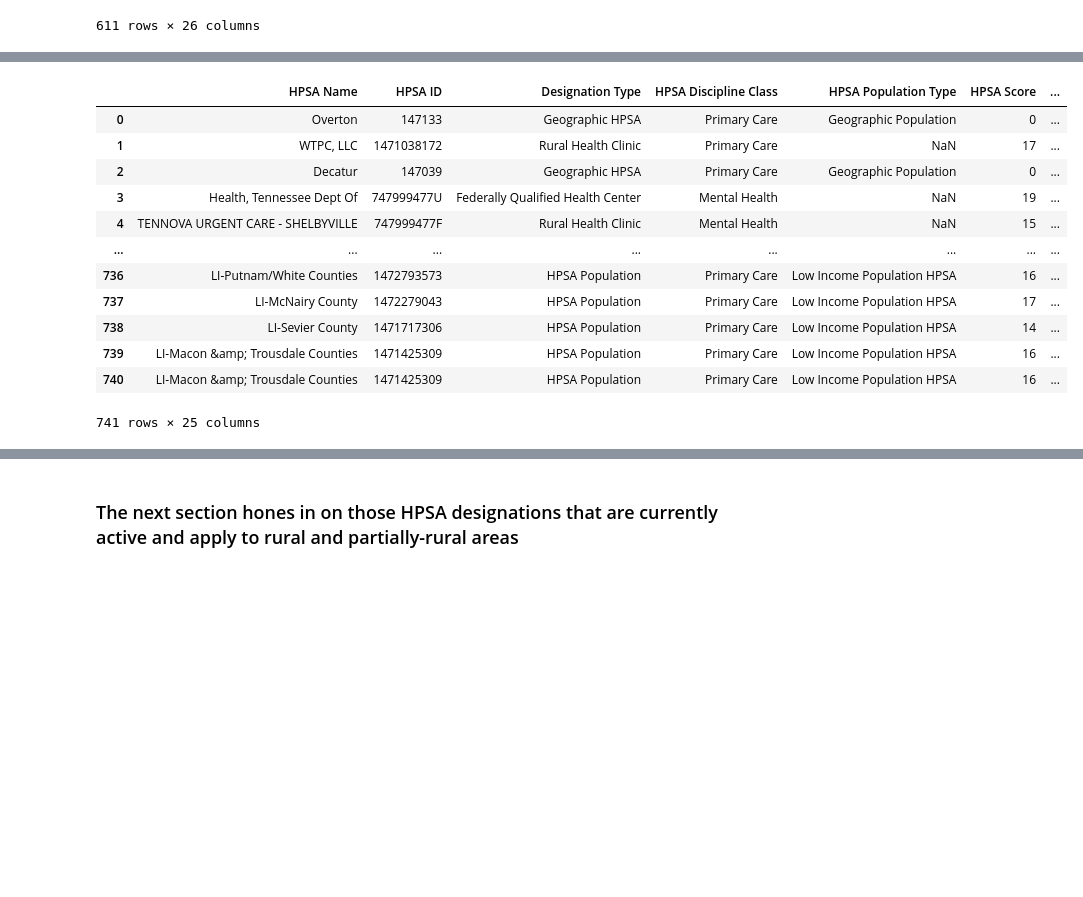
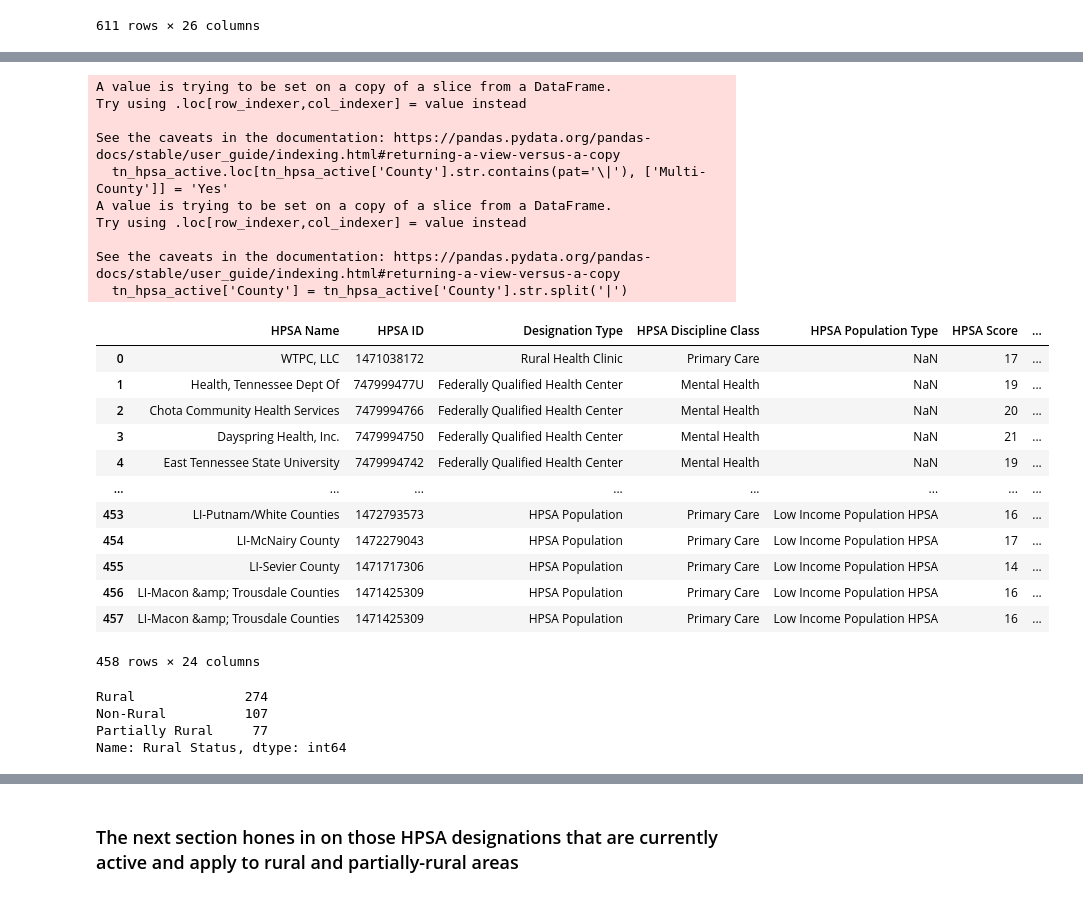
Before and after one commit to MWeissSharp/tn-rural-health-data, a Jupyter notebook: notebooks/hrsa_hpsa.ipynb, the cells around one changed output, grey strips where cells are left out. Drawn from its saved outputs; the diff is of its cells as text; code cells hidden in the pictures; blank space fills up the shorter version.

```diff
--- a/notebooks/hrsa_hpsa.ipynb
+++ b/notebooks/hrsa_hpsa.ipynb
@@ -25,3 +25,7 @@ tn_hpsa
 | 609 | LI-Sevier County | 1471717306 | HPSA Population | Primary Care | 14 | TN | Designated | ... |
 | 610 | LI-Macon &amp; Trousdale Counties | 1471425309 | HPSA Population | Primary Care | 16 | TN | Designated | ... |
 611 rows × 26 columns
+# %%
+#creating dataframe of all active HPSA designations in TN
+tn_hpsa_active = tn_hpsa.loc[(tn_hpsa['HPSA Status'] != 'Withdrawn')]
+tn_hpsa_active.info()
@@ -28,38 +50,54 @@ tn_hpsa
 # %%
+#creating a column to identify those rows that contain HPSA designations that cover multiple counties
+tn_hpsa_active.loc[tn_hpsa_active['County'].str.contains(pat='\|'), ['Multi-County']] = 'Yes'
+tn_hpsa_active.loc[~tn_hpsa_active['County'].str.contains(pat='\|'), ['Multi-County']] = 'No'
+
+#Splitting out the multi-county designations so that each county is represented singley in its own row
+tn_hpsa_active['County'] = tn_hpsa_active['County'].str.split('|')
+tn_hpsa_active = tn_hpsa_active.apply(pd.Series.explode)
+tn_hpsa_active = tn_hpsa_active.reset_index(drop=True)
+tn_hpsa_active['County'] = tn_hpsa_active['County'].str.extract('(.+), TN')
+tn_hpsa_active['County'] = tn_hpsa_active['County'].str.strip()
+
 #dropping columns that aren't needed for this analysis
-tn_hpsa = tn_hpsa.drop(columns = ['HPSA Degree of Shortage', 'HHS Region'])
+tn_hpsa_active = tn_hpsa_active.drop(columns = ['HPSA Degree of Shortage', 'HHS Region'])
 
 #reorganizing columns to allow most pertinent to be readily visible in jupyter notebook
-tn_hpsa = tn_hpsa[['HPSA Name', 'HPSA ID', 'Designation Type', 'HPSA Discipline Class', 'HPSA Population Type',
+tn_hpsa_active = tn_hpsa_active[['HPSA Name', 'HPSA ID', 'Designation Type', 'HPSA Discipline Class', 'HPSA Population Type',
                    'HPSA Score', 'HPSA Status', 'HPSA Designation Date', 'HPSA Designation Last Update', 'Withdrawn Date',
                    'Longitude', 'Latitude','Address', 'ZIP', 'City', 'State', 'County',
                    'HPSA FTE', '# of FTE Short', 'HPSA Formal Ratio', 'HPSA Designation Population',
                    '% of Population Below 100% Poverty', 'Metropolitan Indicator', 'Rural Status']]
 
-#filling in null values in the County column
-tn_hpsa.loc[tn_hpsa['County'].isna(), ['County']] = 'Not Entered'
-
-#creating a column to identify those rows that contain HPSA designations that cover multiple counties
-tn_hpsa.loc[tn_hpsa['County'].str.contains(pat='\|'), ['Multi-County']] = 'Yes'
-tn_hpsa.loc[~tn_hpsa['County'].str.contains(pat='\|'), ['Multi-County']] = 'No'
-
-#Splitting out the multi-county designations so that each county is represented singley in its own row
-tn_hpsa['County'] = tn_hpsa['County'].str.split('|')
-tn_hpsa = tn_hpsa.apply(pd.Series.explode)
-tn_hpsa = tn_hpsa.reset_index(drop=True)
-
-tn_hpsa
+tn_hpsa_active
 # %% [output]
+A value is trying to be set on a copy of a slice from a DataFrame.
+Try using .loc[row_indexer,col_indexer] = value instead
+
+See the caveats in the documentation: https://pandas.pydata.org/pandas-docs/stable/user_guide/indexing.html#returning-a-view-versus-a-copy
+  tn_hpsa_active.loc[tn_hpsa_active['County'].str.contains(pat='\|'), ['Multi-County']] = 'Yes'
+A value is trying to be set on a copy of a slice from a DataFrame.
+Try using .loc[row_indexer,col_indexer] = value instead
+
+See the caveats in the documentation: https://pandas.pydata.org/pandas-docs/stable/user_guide/indexing.html#returning-a-view-versus-a-copy
+  tn_hpsa_active['County'] = tn_hpsa_active['County'].str.split('|')
 |  | HPSA Name | HPSA ID | Designation Type | HPSA Discipline Class | HPSA Population Type | HPSA Score | ... |
-| 0 | Overton | 147133 | Geographic HPSA | Primary Care | Geographic Population | 0 | ... |
-| 1 | WTPC, LLC | 1471038172 | Rural Health Clinic | Primary Care | NaN | 17 | ... |
-| 2 | Decatur | 147039 | Geographic HPSA | Primary Care | Geographic Population | 0 | ... |
-| 3 | Health, Tennessee Dept Of | 747999477U | Federally Qualified Health Center | Mental Health | NaN | 19 | ... |
-| 4 | TENNOVA URGENT CARE - SHELBYVILLE | 747999477F | Rural Health Clinic | Mental Health | NaN | 15 | ... |
+| 0 | WTPC, LLC | 1471038172 | Rural Health Clinic | Primary Care | NaN | 17 | ... |
+| 1 | Health, Tennessee Dept Of | 747999477U | Federally Qualified Health Center | Mental Health | NaN | 19 | ... |
+| 2 | Chota Community Health Services | 7479994766 | Federally Qualified Health Center | Mental Health | NaN | 20 | ... |
+| 3 | Dayspring Health, Inc. | 7479994750 | Federally Qualified Health Center | Mental Health | NaN | 21 | ... |
+| 4 | East Tennessee State University | 7479994742 | Federally Qualified Health Center | Mental Health | NaN | 19 | ... |
 | ... | ... | ... | ... | ... | ... | ... | ... |
-| 736 | LI-Putnam/White Counties | 1472793573 | HPSA Population | Primary Care | Low Income Population HPSA | 16 | ... |
-| 737 | LI-McNairy County | 1472279043 | HPSA Population | Primary Care | Low Income Population HPSA | 17 | ... |
-| 738 | LI-Sevier County | 1471717306 | HPSA Population | Primary Care | Low Income Population HPSA | 14 | ... |
-| 739 | LI-Macon &amp; Trousdale Counties | 1471425309 | HPSA Population | Primary Care | Low Income Population HPSA | 16 | ... |
-| 740 | LI-Macon &amp; Trousdale Counties | 1471425309 | HPSA Population | Primary Care | Low Income Population HPSA | 16 | ... |
+| 453 | LI-Putnam/White Counties | 1472793573 | HPSA Population | Primary Care | Low Income Population HPSA | 16 | ... |
+| 454 | LI-McNairy County | 1472279043 | HPSA Population | Primary Care | Low Income Population HPSA | 17 | ... |
+| 455 | LI-Sevier County | 1471717306 | HPSA Population | Primary Care | Low Income Population HPSA | 14 | ... |
+| 456 | LI-Macon &amp; Trousdale Counties | 1471425309 | HPSA Population | Primary Care | Low Income Population HPSA | 16 | ... |
+| 457 | LI-Macon &amp; Trousdale Counties | 1471425309 | HPSA Population | Primary Care | Low Income Population HPSA | 16 | ... |
-741 rows × 25 columns
+458 rows × 24 columns
+# %%
+tn_hpsa_active['Rural Status'].value_counts()
+# %% [output]
+Rural              274
+Non-Rural          107
+Partially Rural     77
+Name: Rural Status, dtype: int64
```
Also changed, not shown: parts of 47 cells of this notebook, 4 other files.
